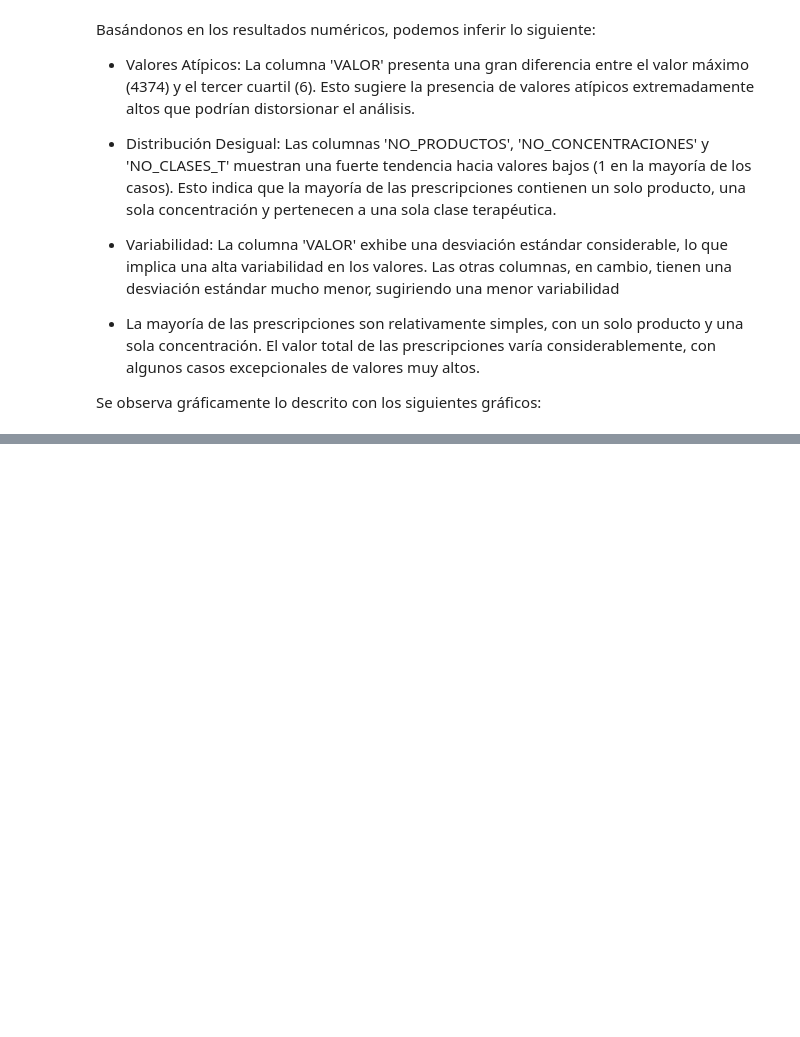
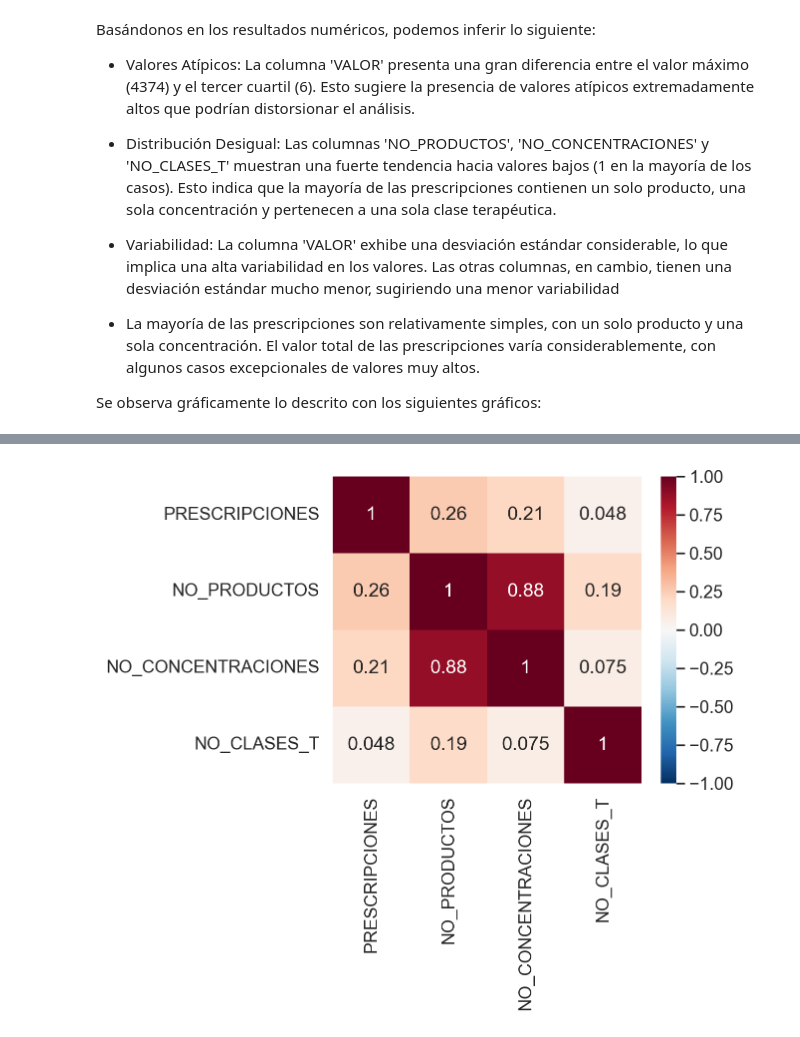
Before and after one commit to ngarciap/AnalisisExploratorioDeDatos, a Jupyter notebook: Preparación_de_Datos.ipynb, the cells around one changed output, grey strips where cells are left out. Saved outputs shown, nothing was run; the diff lists cells and outputs as text; code cells hidden in the pictures; blank space fills up the shorter version.

```diff
--- a/Preparación_de_Datos.ipynb
+++ b/Preparación_de_Datos.ipynb
@@ -307,0 +359,10 @@ plt.show()
+# %%
+# Crear el heatmap
+sns.set(font_scale=1.15)
+plt.figure(figsize=(5,4))
+sns.heatmap(df_final_rx[['PRESCRIPCIONES', 'NO_PRODUCTOS', 'NO_CONCENTRACIONES', 'NO_CLASES_T']].corr(),
+            cmap='RdBu_r',
+            annot=True,
+            vmin=-1, vmax=1);
+# %% [output]
+[figure, added]
```
Also changed, not shown: parts of 28 cells of this notebook.
